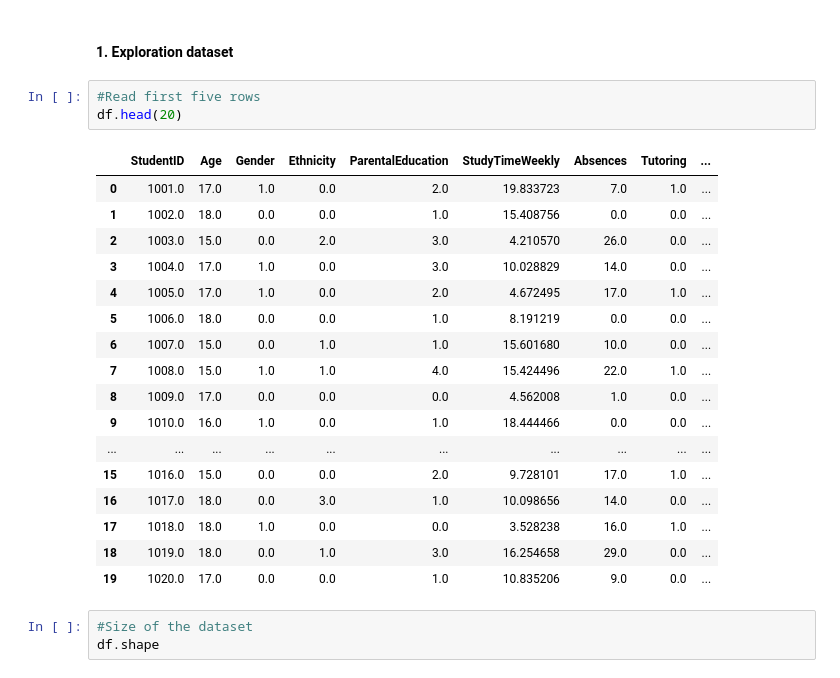
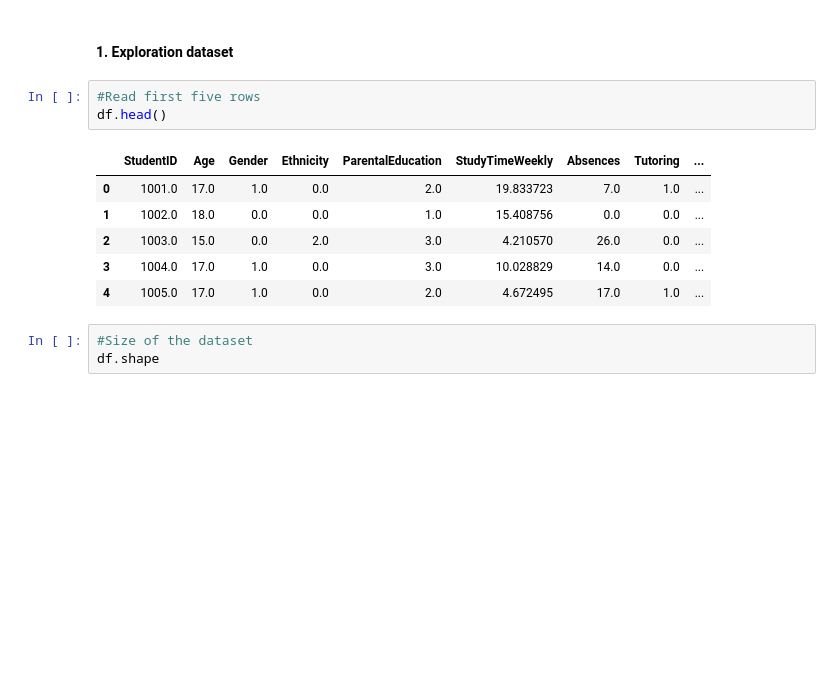
Before and after one commit to 2026726-dotcom/Machine-Learning, a Jupyter notebook: CA1-Elienai.ipynb, the cells around one changed output. Drawn from its saved outputs; the diff is of its cells as text; blank space fills up the shorter version.

```diff
--- a/CA1-Elienai.ipynb
+++ b/CA1-Elienai.ipynb
@@ -58,25 +65,14 @@ df
 #### 1. Exploration dataset
 # %%
 #Read first five rows
-df.head(20)
+df.head()
 # %% [output]
 |  | StudentID | Age | Gender | Ethnicity | ParentalEducation | StudyTimeWeekly | Absences | Tutoring | ... |
 | 0 | 1001.0 | 17.0 | 1.0 | 0.0 | 2.0 | 19.833723 | 7.0 | 1.0 | ... |
 | 1 | 1002.0 | 18.0 | 0.0 | 0.0 | 1.0 | 15.408756 | 0.0 | 0.0 | ... |
 | 2 | 1003.0 | 15.0 | 0.0 | 2.0 | 3.0 | 4.210570 | 26.0 | 0.0 | ... |
 | 3 | 1004.0 | 17.0 | 1.0 | 0.0 | 3.0 | 10.028829 | 14.0 | 0.0 | ... |
 | 4 | 1005.0 | 17.0 | 1.0 | 0.0 | 2.0 | 4.672495 | 17.0 | 1.0 | ... |
-| 5 | 1006.0 | 18.0 | 0.0 | 0.0 | 1.0 | 8.191219 | 0.0 | 0.0 | ... |
-| 6 | 1007.0 | 15.0 | 0.0 | 1.0 | 1.0 | 15.601680 | 10.0 | 0.0 | ... |
-| 7 | 1008.0 | 15.0 | 1.0 | 1.0 | 4.0 | 15.424496 | 22.0 | 1.0 | ... |
-| 8 | 1009.0 | 17.0 | 0.0 | 0.0 | 0.0 | 4.562008 | 1.0 | 0.0 | ... |
-| 9 | 1010.0 | 16.0 | 1.0 | 0.0 | 1.0 | 18.444466 | 0.0 | 0.0 | ... |
-| ... | ... | ... | ... | ... | ... | ... | ... | ... | ... |
-| 15 | 1016.0 | 15.0 | 0.0 | 0.0 | 2.0 | 9.728101 | 17.0 | 1.0 | ... |
-| 16 | 1017.0 | 18.0 | 0.0 | 3.0 | 1.0 | 10.098656 | 14.0 | 0.0 | ... |
-| 17 | 1018.0 | 18.0 | 1.0 | 0.0 | 0.0 | 3.528238 | 16.0 | 1.0 | ... |
-| 18 | 1019.0 | 18.0 | 0.0 | 1.0 | 3.0 | 16.254658 | 29.0 | 0.0 | ... |
-| 19 | 1020.0 | 17.0 | 0.0 | 0.0 | 1.0 | 10.835206 | 9.0 | 0.0 | ... |
 # %%
 #Size of the dataset
 df.shape
```
Also changed, not shown: parts of 26 cells of this notebook.
